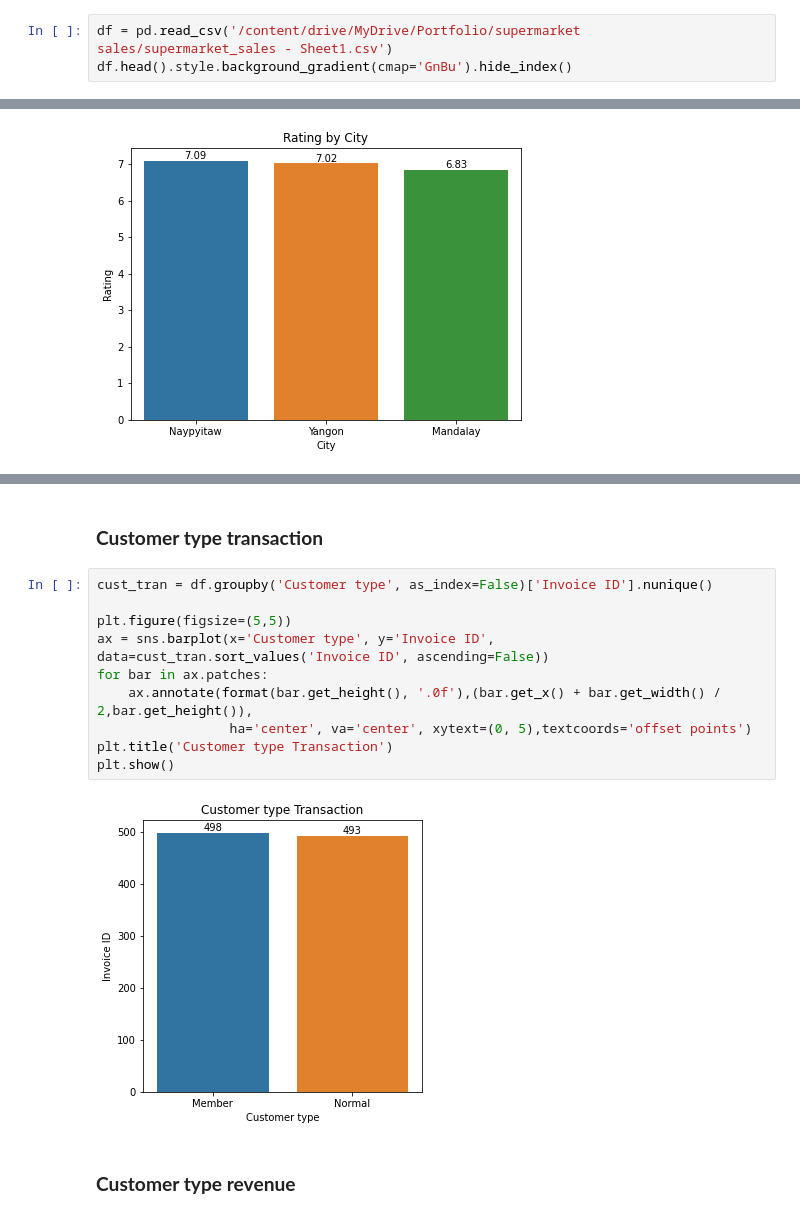
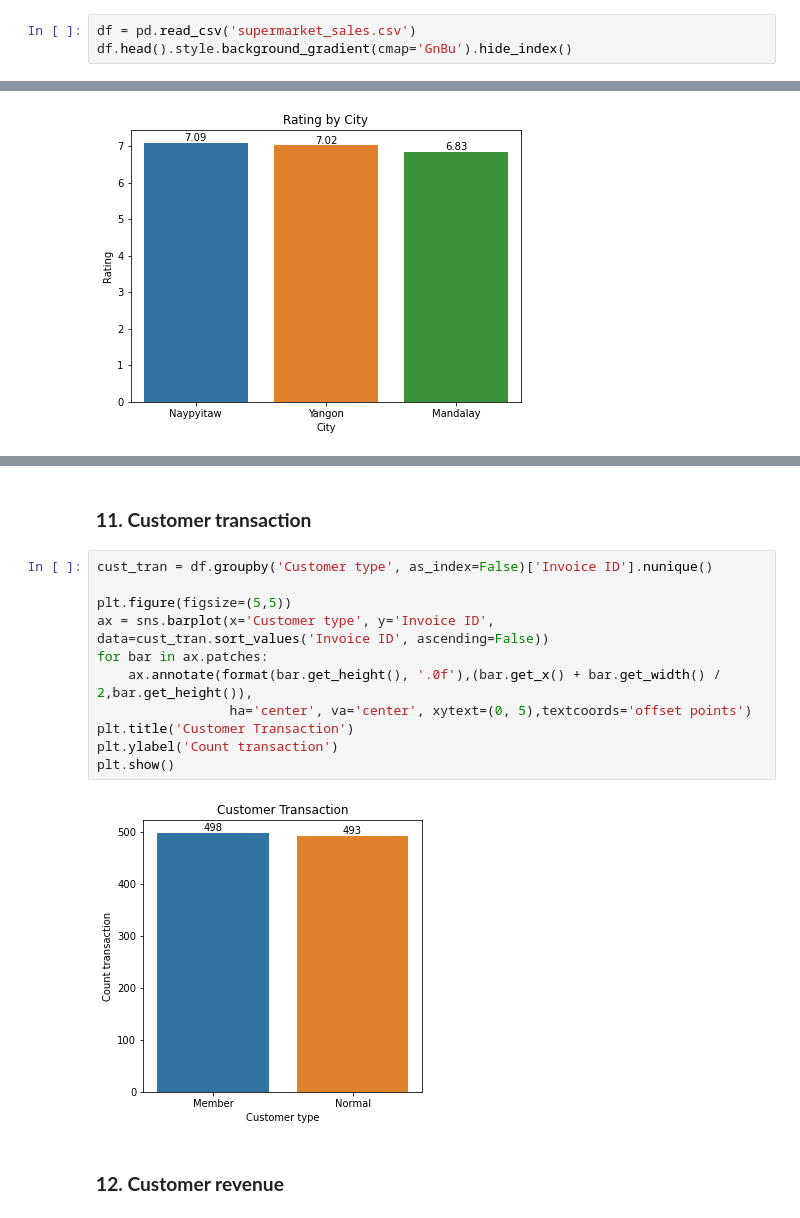
Before and after one commit to aliffiann/supermarket-sales, a Jupyter notebook: suprmarket_sales.ipynb, the cells around one changed output, grey strips where cells are left out. Saved outputs shown, nothing was run; the diff lists cells and outputs as text.

```diff
--- a/suprmarket_sales.ipynb
+++ b/suprmarket_sales.ipynb
@@ -10,7 +10,7 @@ import matplotlib.pyplot as plt
 # %% [markdown]
 ## Load Data
 # %%
-df = pd.read_csv('/content/drive/MyDrive/Portfolio/supermarket sales/supermarket_sales - Sheet1.csv')
+df = pd.read_csv('supermarket_sales.csv')
 df.head().style.background_gradient(cmap='GnBu').hide_index()
 # %% [output]
 | Invoice ID | Branch | City | Customer type | Gender | Product line | Unit price | Quantity | Tax 5% | Total | ... |
@@ -358,19 +362,20 @@ See the caveats in the documentation: https://pandas.pydata.org/pandas-docs/stab
 # %% [markdown]
-### **Customer type transaction**
+### **11. Customer transaction**
 # %%
 cust_tran = df.groupby('Customer type', as_index=False)['Invoice ID'].nunique()
 
 plt.figure(figsize=(5,5))
 ax = sns.barplot(x='Customer type', y='Invoice ID', data=cust_tran.sort_values('Invoice ID', ascending=False))
 for bar in ax.patches:
     ax.annotate(format(bar.get_height(), '.0f'),(bar.get_x() + bar.get_width() / 2,bar.get_height()),
                  ha='center', va='center', xytext=(0, 5),textcoords='offset points')
-plt.title('Customer type Transaction')
+plt.title('Customer Transaction')
+plt.ylabel('Count transaction')
 plt.show()
 # %% [output]
-[figure, old version]
+[figure, new version]
 # %% [markdown]
-### **Customer type revenue**
+### **12. Customer revenue**
 # %%
 cust_rev = df.groupby('Customer type', as_index=False)['Revenue'].sum()
 
```
Also changed, not shown: parts of 26 cells of this notebook.
